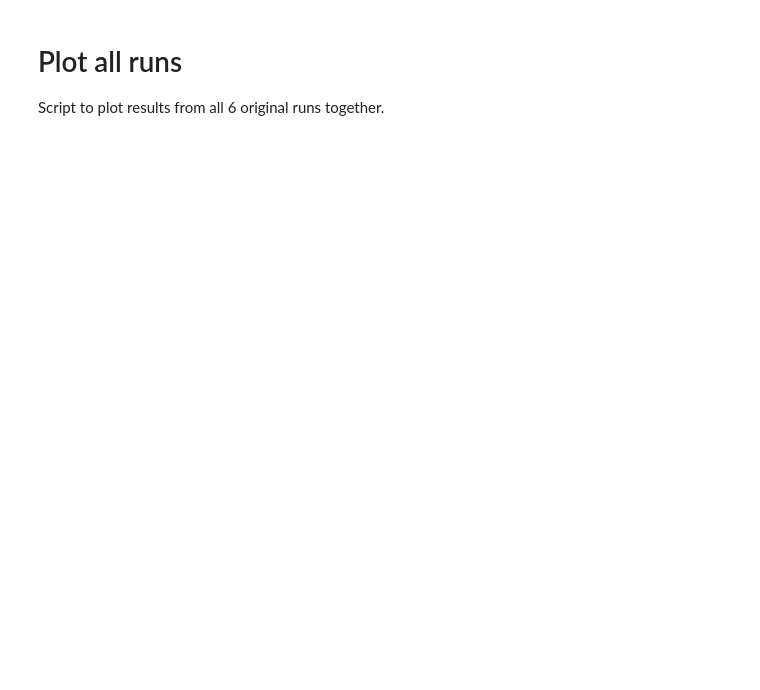
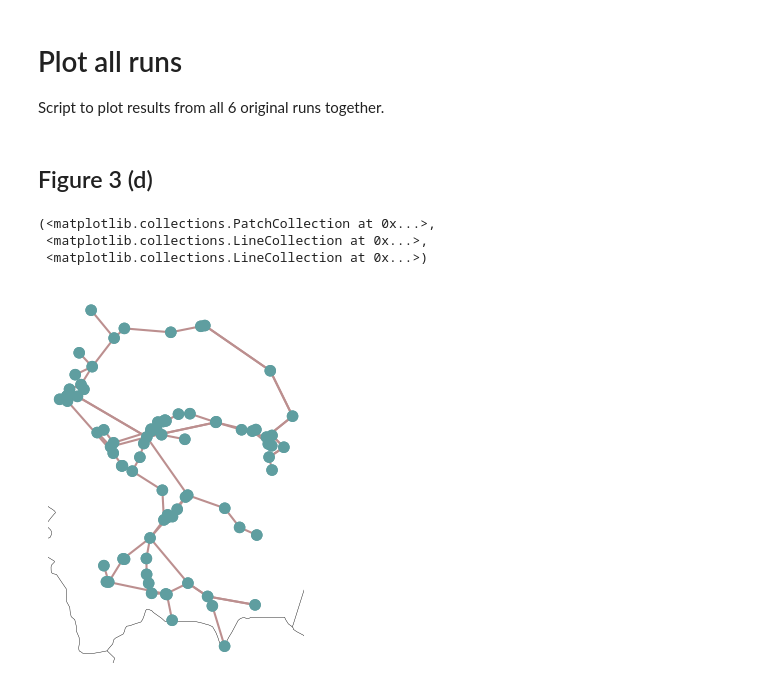
Before and after one commit to norakytt/pypsa-earth-bo, a Jupyter notebook: analysis_scripts/plots.ipynb, the cells around one changed output. Saved outputs shown, nothing was run; the diff lists cells and outputs as text; code cells hidden in the pictures; blank space fills up the shorter version.

```diff
--- a/analysis_scripts/plots.ipynb
+++ b/analysis_scripts/plots.ipynb
@@ -35,0 +21,9 @@ final_year = years[-1]
+# %%
+# RESULTS SETTINGS
+# Choose based on the results you want to plot:
+
+results_folder = '../paper_results/'
+#results_folder = '../test_results/'
+
+path = '../result_data/'
+fig_path = '../figures/'
@@ -72,0 +225,9 @@ def get_colors(carriers):
+# %% [markdown]
+## Figure 3 (d)
+# %%
+pypsa.Network(network_path).plot()
+# %% [output]
+(<matplotlib.collections.PatchCollection at 0x...>,
+ <matplotlib.collections.LineCollection at 0x...>,
+ <matplotlib.collections.LineCollection at 0x...>)
+[figure, added]
```
Also changed, not shown: parts of 57 cells of this notebook, 36 other files.
